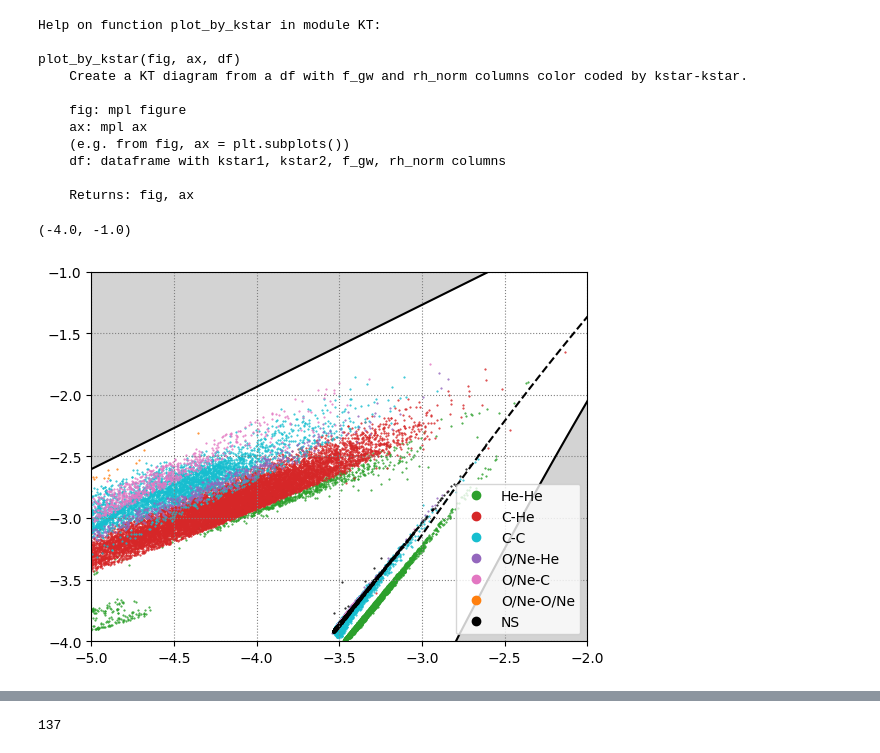
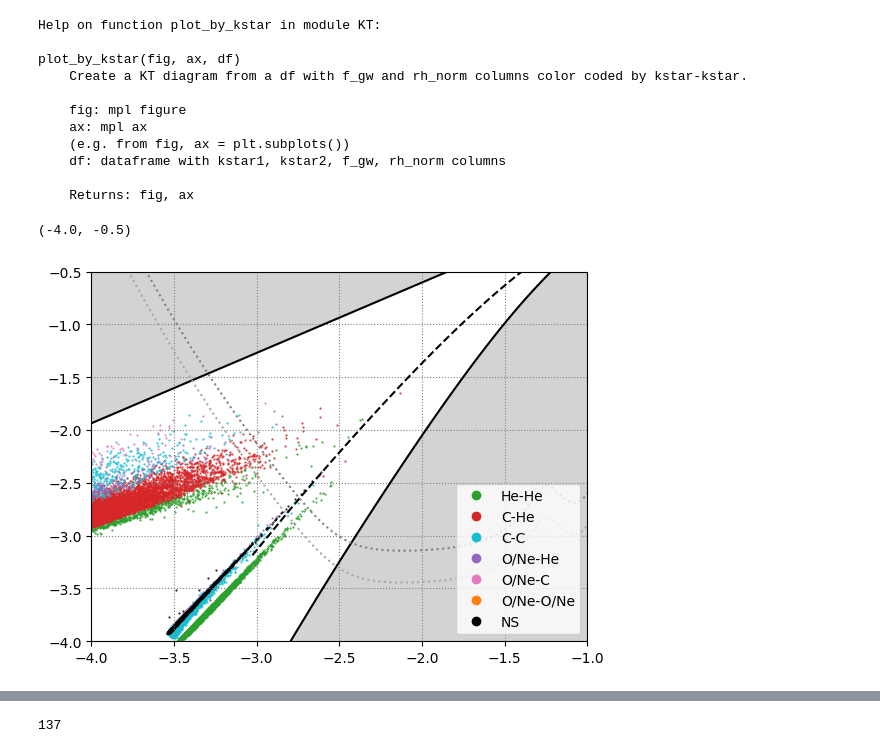
Before and after one commit to 3-3-3/KT, a Jupyter notebook: Example_SNR.ipynb, the cells around one changed output, grey strips where cells are left out. Cells and saved outputs as stored; diff of their text form; code cells hidden in the pictures.

```diff
--- a/Example_SNR.ipynb
+++ b/Example_SNR.ipynb
@@ -37,3 +51,12 @@ ax.legend()
 # %% [output]
 <matplotlib.legend.Legend at 0x...>
 [figure]
+# %%
+fig, ax = plt.subplots()
+log10_f = np.linspace(-5,0,1000)
+fig, ax = KT.snr_bound(fig,ax,log10_f,LISA_nc_path)
+fig, ax = KT.snr_bound(fig,ax,log10_f,LISA_nc_path,t_observation=4,color='grey')
+fig, ax = KT.snr_bound(fig,ax,log10_f,LISA_nc_path,t_observation=10,color='darkgrey')
+fig, ax = KT.plot_boundaries(fig,ax)
+ax.set_xlim((-5,-1))
+ax.set_ylim((-4,0))
@@ -85,11 +111,13 @@ plot_by_kstar(fig, ax, df)
 # %%
 #Here is our KT plot with no SNR analysis...
 fig, ax = plt.subplots()
 fig, ax = KT.plot_boundaries(fig, ax)
 fig, ax = KT.plot_by_kstar(fig,ax,df)
 ax.grid(color='grey',ls='dotted')
-ax.set_xlim((-5,-2))
-ax.set_ylim((-4,-1))
+fig, ax = KT.snr_bound(fig,ax,log10_f,LISA_nc_path,color='grey')
+fig, ax = KT.snr_bound(fig,ax,log10_f,LISA_nc_path,t_observation=4,color='darkgrey')
+ax.set_xlim((-4,-1))
+ax.set_ylim((-4,-0.5))
 # %% [output]
-(-4.0, -1.0)
+(-4.0, -0.5)
-[figure, old version]
+[figure, new version]
```
Also changed, not shown: parts of 9 cells of this notebook, 2 other files.
